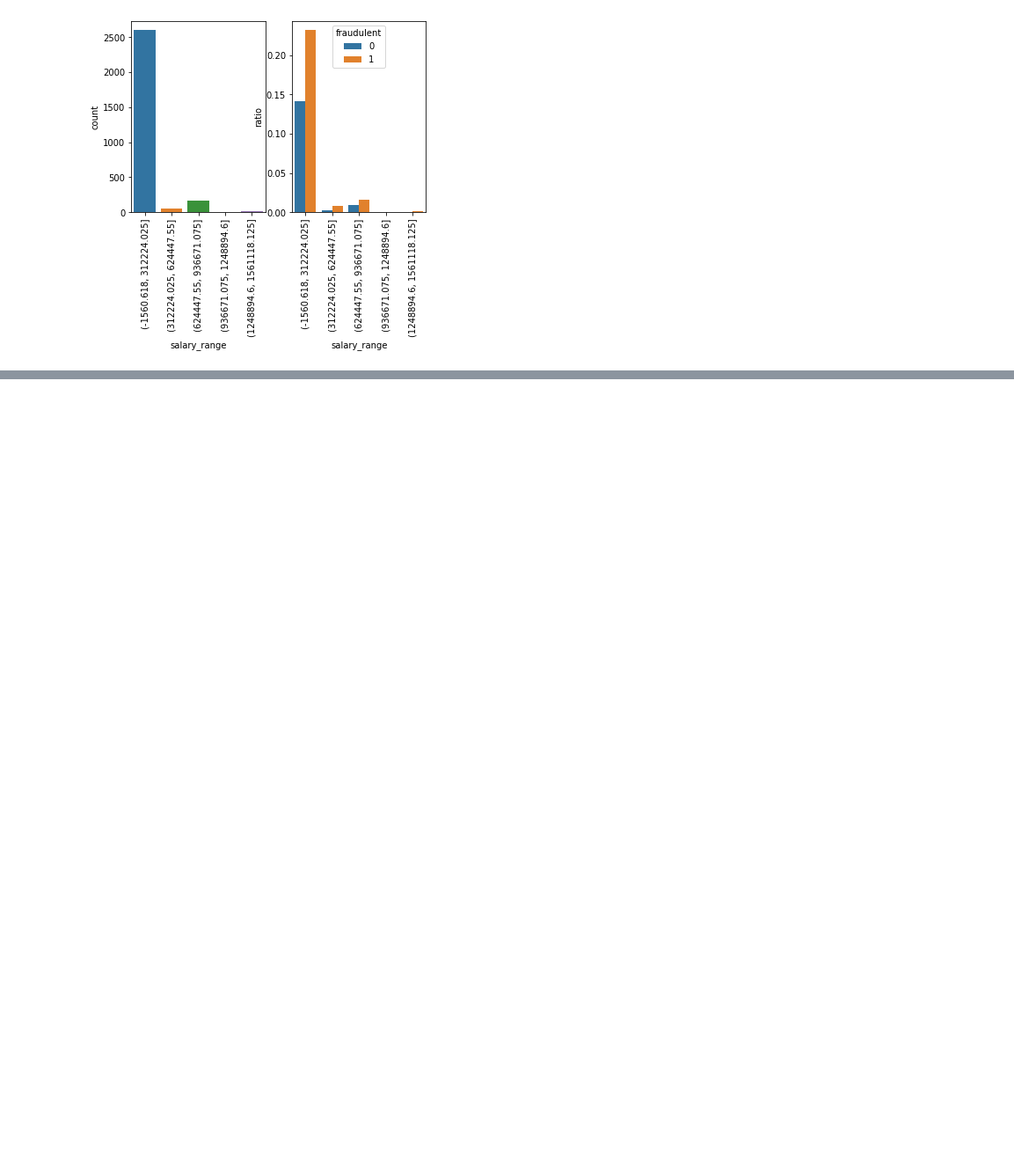
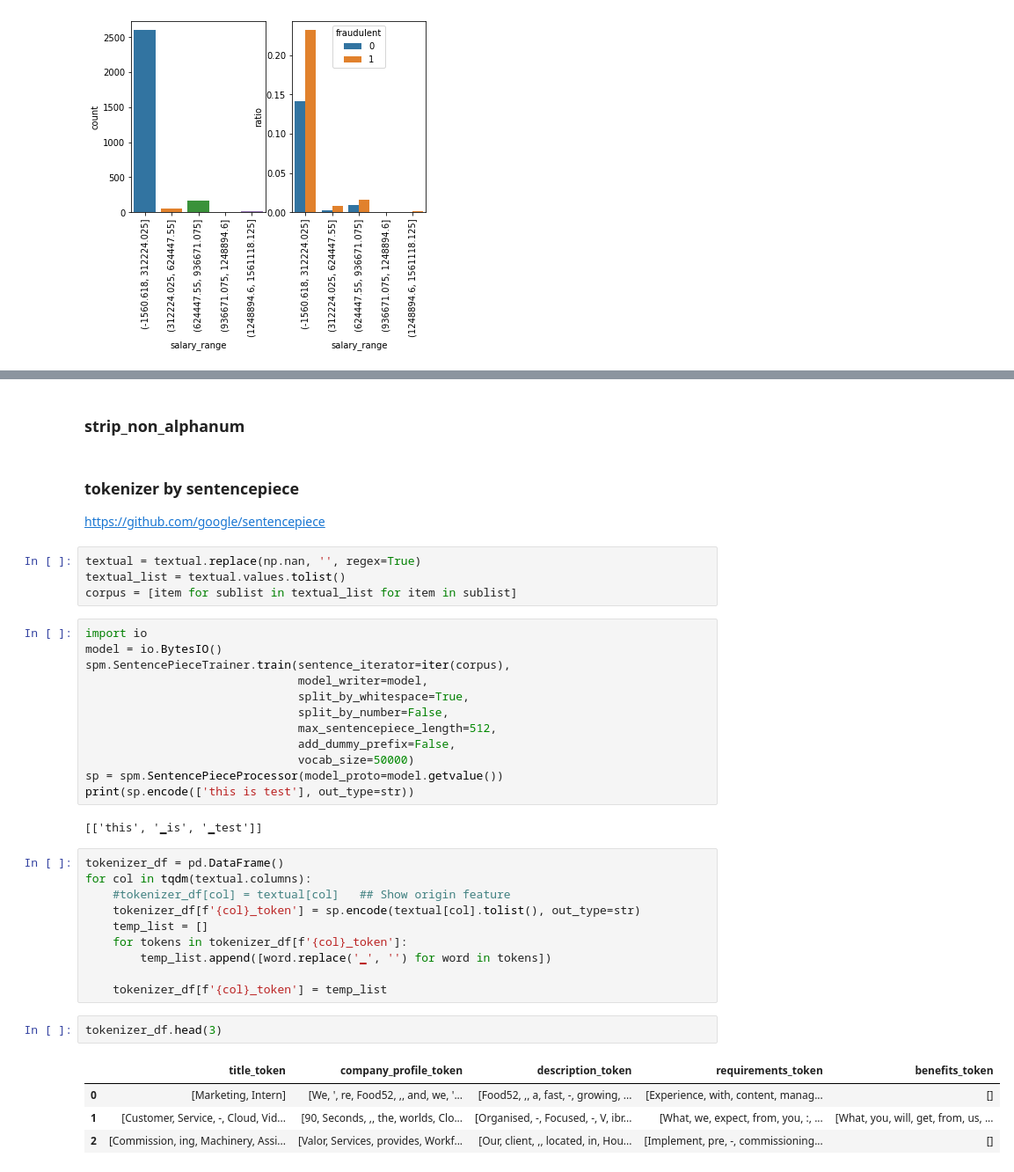
Before and after one commit to chi15036/job-description-prediction, a Jupyter notebook: job-description-prediction.ipynb, the cells around one changed output, grey strips where cells are left out. Shown: that part at 88% size. Saved outputs shown, nothing was run; the diff lists cells and outputs as text; blank space fills up the shorter version.

Commit message:
Add sentence tokenizer for segment textual features

```diff
--- a/job-description-prediction.ipynb
+++ b/job-description-prediction.ipynb
@@ -172,0 +181,40 @@ feat_exploration(cate_large150, topN=5, data=job_posting_pre)
+# %% [markdown]
+### strip_non_alphanum
+# %% [markdown]
+### tokenizer by sentencepiece
+https://github.com/google/sentencepiece
+# %%
+textual = textual.replace(np.nan, '', regex=True)
+textual_list = textual.values.tolist()
+corpus = [item for sublist in textual_list for item in sublist]
+# %%
+import io
+model = io.BytesIO()
+spm.SentencePieceTrainer.train(sentence_iterator=iter(corpus),
+                               model_writer=model,
+                               split_by_whitespace=True,
+                               split_by_number=False,
+                               max_sentencepiece_length=512,
+                               add_dummy_prefix=False,
+                               vocab_size=50000)
+sp = spm.SentencePieceProcessor(model_proto=model.getvalue())
+print(sp.encode(['this is test'], out_type=str))
+# %% [output]
+[['this', '▁is', '▁test']]
+# %%
+tokenizer_df = pd.DataFrame()
+for col in tqdm(textual.columns):
+    #tokenizer_df[col] = textual[col]   ## Show origin feature
+    tokenizer_df[f'{col}_token'] = sp.encode(textual[col].tolist(), out_type=str)
+    temp_list = []
+    for tokens in tokenizer_df[f'{col}_token']:
+        temp_list.append([word.replace('▁', '') for word in tokens])
+
+    tokenizer_df[f'{col}_token'] = temp_list
+# %%
+tokenizer_df.head(3)
+# %% [output]
+|  | title_token | company_profile_token | description_token | requirements_token | benefits_token |
+| 0 | [Marketing, Intern] | [We, ', re, Food52, ,, and, we, '... | [Food52, ,, a, fast, -, growing, ... | [Experience, with, content, manag... | [] |
+| 1 | [Customer, Service, -, Cloud, Vid... | [90, Seconds, ,, the, worlds, Clo... | [Organised, -, Focused, -, V, ibr... | [What, we, expect, from, you, :, ... | [What, you, will, get, from, us, ... |
+| 2 | [Commission, ing, Machinery, Assi... | [Valor, Services, provides, Workf... | [Our, client, ,, located, in, Hou... | [Implement, pre, -, commissioning... | [] |
```
Also changed, not shown: parts of 6 cells of this notebook, 1 other file.
